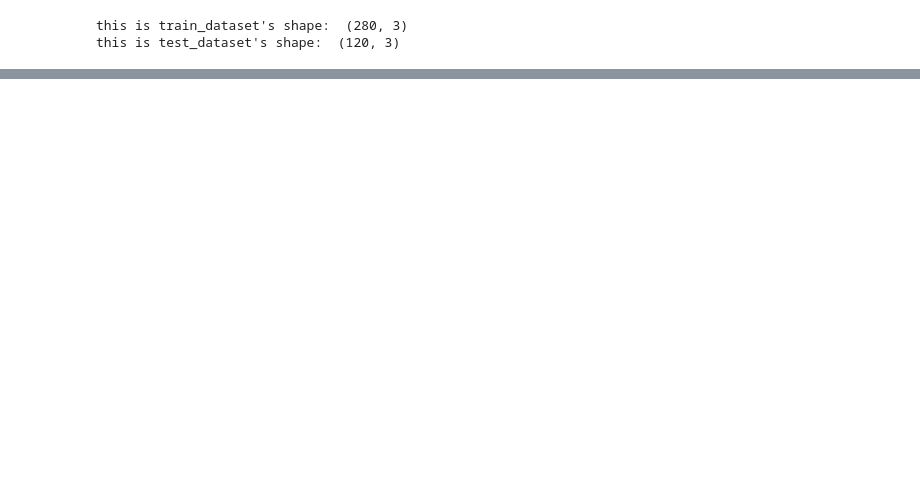
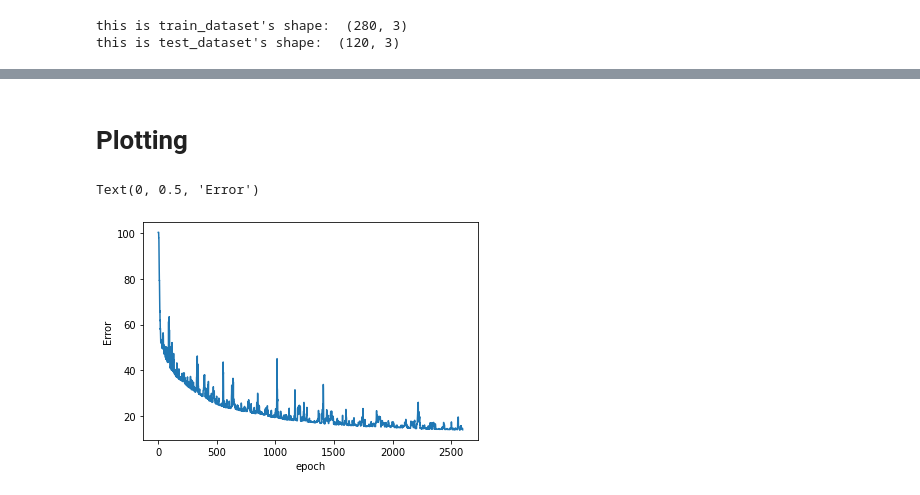
Before and after one commit to Fiquee/NeuralComputing, a Jupyter notebook: PerceptronAssignment_SGD_and_BGDMiniBGD_question_2021_22.ipynb, the cells around one changed output, grey strips where cells are left out. Drawn from its saved outputs; the diff is of its cells as text; code cells hidden in the pictures; blank space fills up the shorter version.

```diff
--- a/PerceptronAssignment_SGD_and_BGDMiniBGD_question_2021_22.ipynb
+++ b/PerceptronAssignment_SGD_and_BGDMiniBGD_question_2021_22.ipynb
@@ -306,0 +319,11 @@ this is test_dataset's shape:  (120, 3)
+# %%
+def activation_function(x):
+    return 1 / (1+np.exp(-x))
+
+activation_function_v = np.vectorize(activation_function)
+
+
+def check_threshold(x,threshold=0.5):
+    return 1.0 if x > threshold else 0.0
+
+check_threshold_v = np.vectorize(check_threshold)
@@ -306,0 +378,2 @@ this is test_dataset's shape:  (120, 3)
+# %%
+error_history, weight_history, accuracy_history = SGD(train_dataset, learning_rate=0.1)
@@ -306,0 +398,9 @@ this is test_dataset's shape:  (120, 3)
+# %% [markdown]
+# Plotting
+# %%
+plt.plot(error_history)
+plt.xlabel("epoch")
+plt.ylabel("Error")
+# %% [output]
+Text(0, 0.5, 'Error')
+[figure, added]
```
Also changed, not shown: parts of 15 cells of this notebook.
